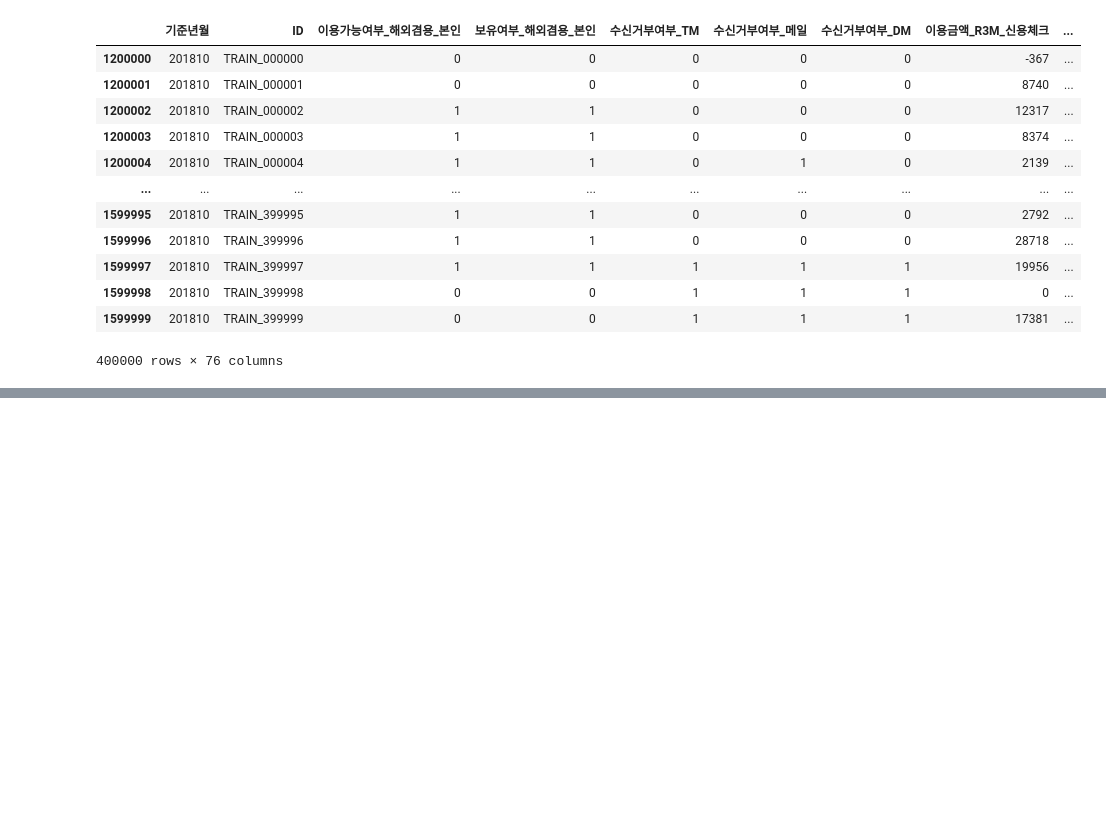
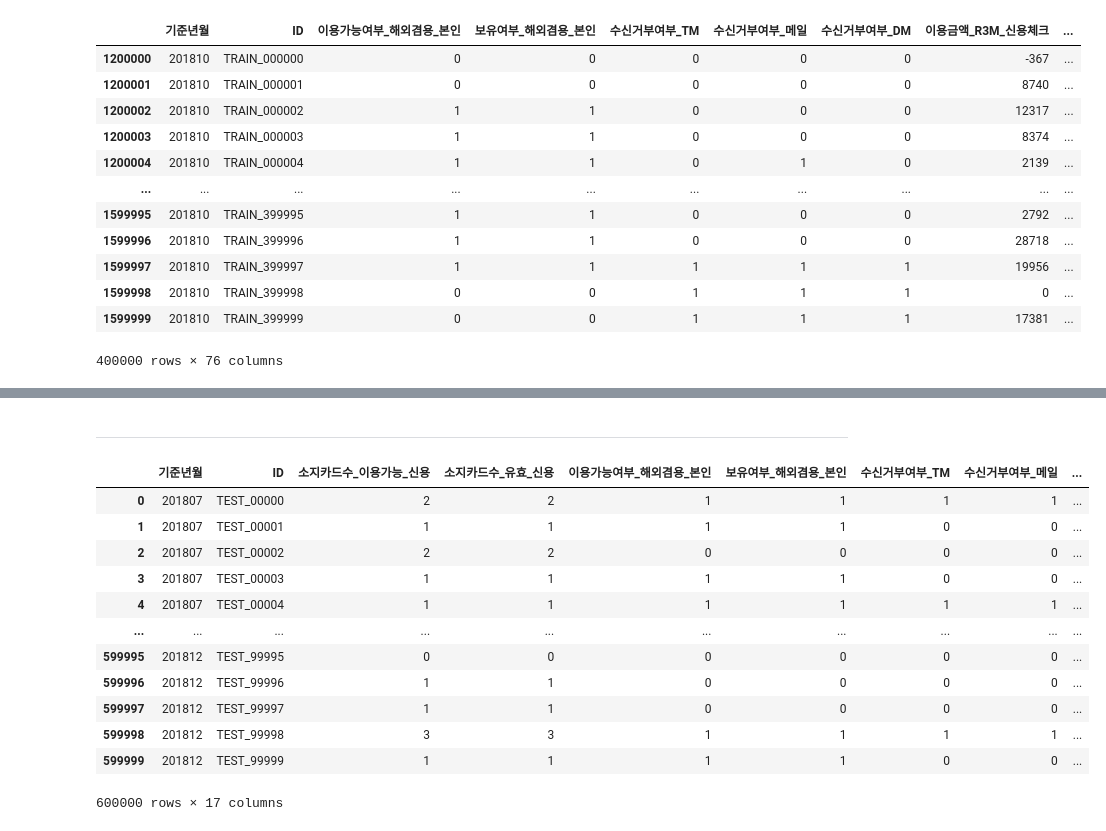
Before and after one commit to LikeLionProjectOrg/FinalProject, a Jupyter notebook: members/김은서/VIF_10.ipynb, the cells around one changed output, grey strips where cells are left out. Cells and saved outputs as stored; diff of their text form; code cells hidden in the pictures; blank space fills up the shorter version.

```diff
--- a/members/김은서/VIF_10.ipynb
+++ b/members/김은서/VIF_10.ipynb
@@ -246,0 +278,19 @@ train_df6.to_csv('train.csv', index=False, encoding='utf-8-sig')
+# %% [markdown]
+---
+# %%
+df1=pd.read_parquet(r'data\1.회원정보_test_filtered_data.parquet')
+df1
+# %% [output]
+|  | 기준년월 | ID | 소지카드수_이용가능_신용 | 소지카드수_유효_신용 | 이용가능여부_해외겸용_본인 | 보유여부_해외겸용_본인 | 수신거부여부_TM | 수신거부여부_메일 | ... |
+| 0 | 201807 | TEST_00000 | 2 | 2 | 1 | 1 | 1 | 1 | ... |
+| 1 | 201807 | TEST_00001 | 1 | 1 | 1 | 1 | 0 | 0 | ... |
+| 2 | 201807 | TEST_00002 | 2 | 2 | 0 | 0 | 0 | 0 | ... |
+| 3 | 201807 | TEST_00003 | 1 | 1 | 1 | 1 | 0 | 0 | ... |
+| 4 | 201807 | TEST_00004 | 1 | 1 | 1 | 1 | 1 | 1 | ... |
+| ... | ... | ... | ... | ... | ... | ... | ... | ... | ... |
+| 599995 | 201812 | TEST_99995 | 0 | 0 | 0 | 0 | 0 | 0 | ... |
+| 599996 | 201812 | TEST_99996 | 1 | 1 | 0 | 0 | 0 | 0 | ... |
+| 599997 | 201812 | TEST_99997 | 1 | 1 | 0 | 0 | 0 | 0 | ... |
+| 599998 | 201812 | TEST_99998 | 3 | 3 | 1 | 1 | 1 | 1 | ... |
+| 599999 | 201812 | TEST_99999 | 1 | 1 | 1 | 1 | 0 | 0 | ... |
+600000 rows × 17 columns
```
Also changed, not shown: parts of 20 cells of this notebook, 4 other files.
